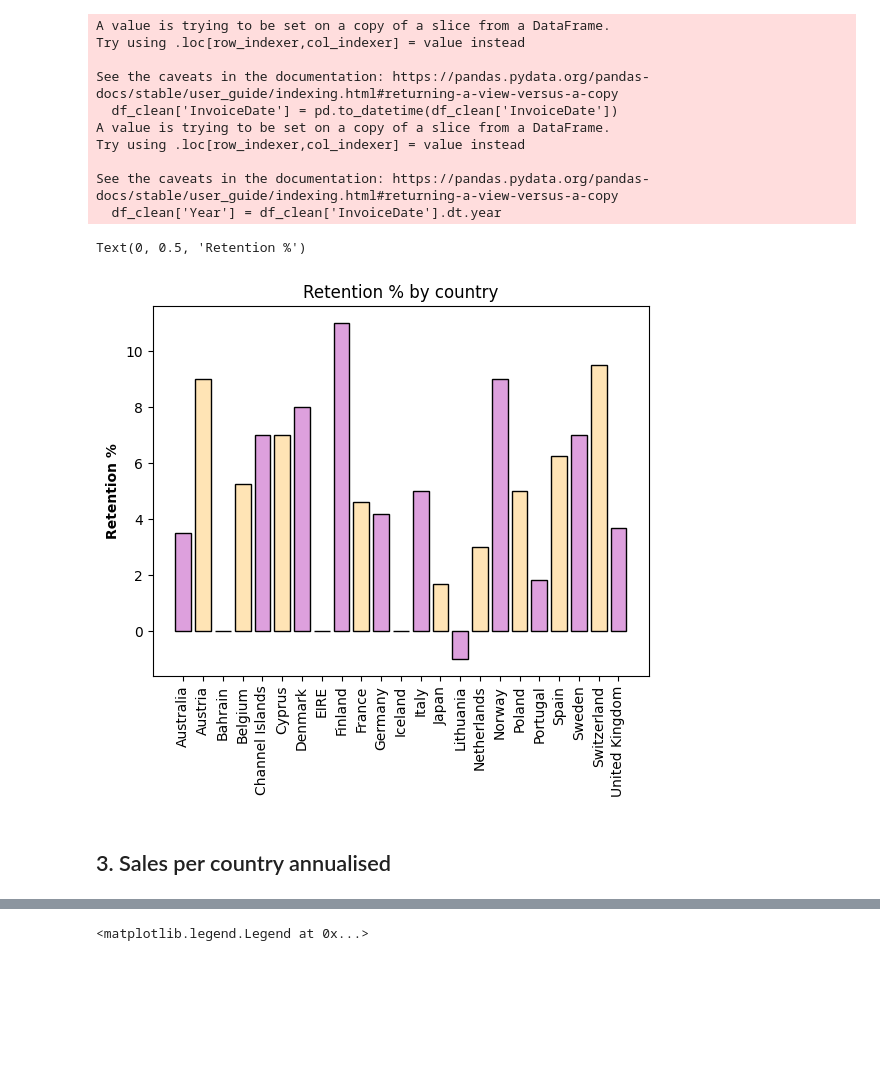
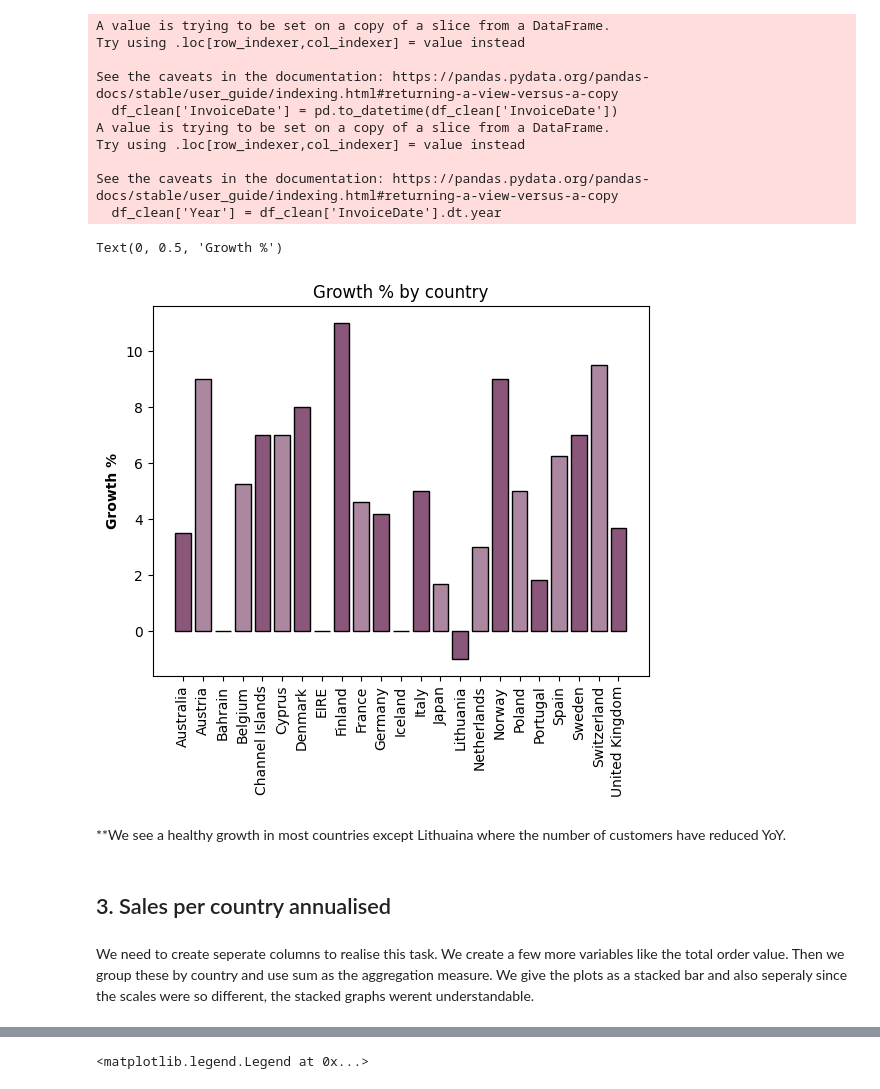
Before and after one commit to someshjadhwani24/Context_Aware_Recommender, a Jupyter notebook: Project_Main.ipynb, the cells around one changed output, grey strips where cells are left out. Drawn from its saved outputs; the diff is of its cells as text; code cells hidden in the pictures; blank space fills up the shorter version.

```diff
--- a/Project_Main.ipynb
+++ b/Project_Main.ipynb
@@ -245,17 +243,22 @@ See the caveats in the documentation: https://pandas.pydata.org/pandas-docs/stab
 # %%
 #Plotting the growth rate :
 fig, ax = plt.subplots(nrows=1, ncols=1)
 ax.set_facecolor('white')
 
 plt.xticks(ticks=range(len(country_list)), labels=country_list, rotation=90)
-plt.bar(country_list,change_list, color=['plum', 'moccasin'],edgecolor = "black")
-plt.title("Retention % by country")
-plt.ylabel("Retention %", fontweight='bold')
+growth_rate = plt.bar(country_list,change_list, color=['#8A577A', '#AC87A0'],edgecolor = "black")
+plt.title("Growth % by country")
+plt.ylabel("Growth %", fontweight='bold')
 # %% [output]
-Text(0, 0.5, 'Retention %')
+Text(0, 0.5, 'Growth %')
-[figure, old version]
+[figure, new version]
+# %% [markdown]
+**We see a healthy growth in most countries except Lithuaina where the number of customers have reduced YoY.
 # %% [markdown]
 ## 3. Sales per country annualised
+# %% [markdown]
+We need to create seperate columns to realise this task. We create a few more variables like the total order value. Then we group these by country and use sum as the aggregation measure.
+We give the plots as a stacked bar and also seperaly since the scales were so different, the stacked graphs werent understandable.
 # %%
 #Creating a subset having the reqiuered variables
 df_topitems = df[df['Quantity'] >= 0]
```
Also changed, not shown: parts of 31 cells of this notebook.
